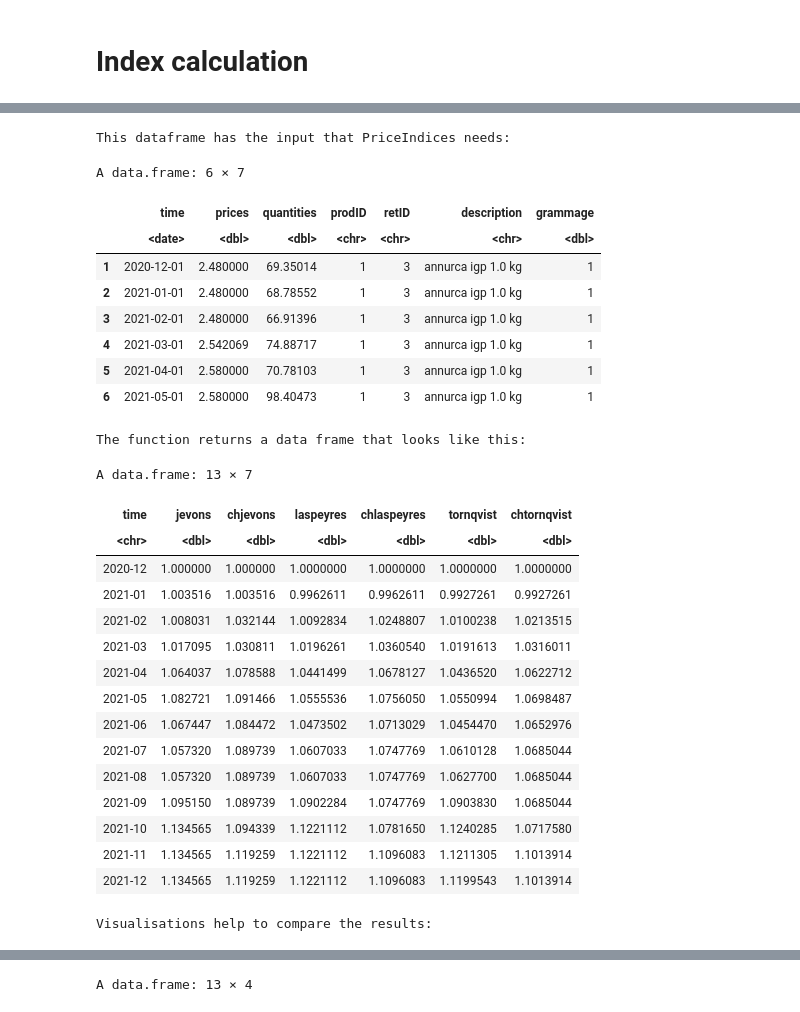
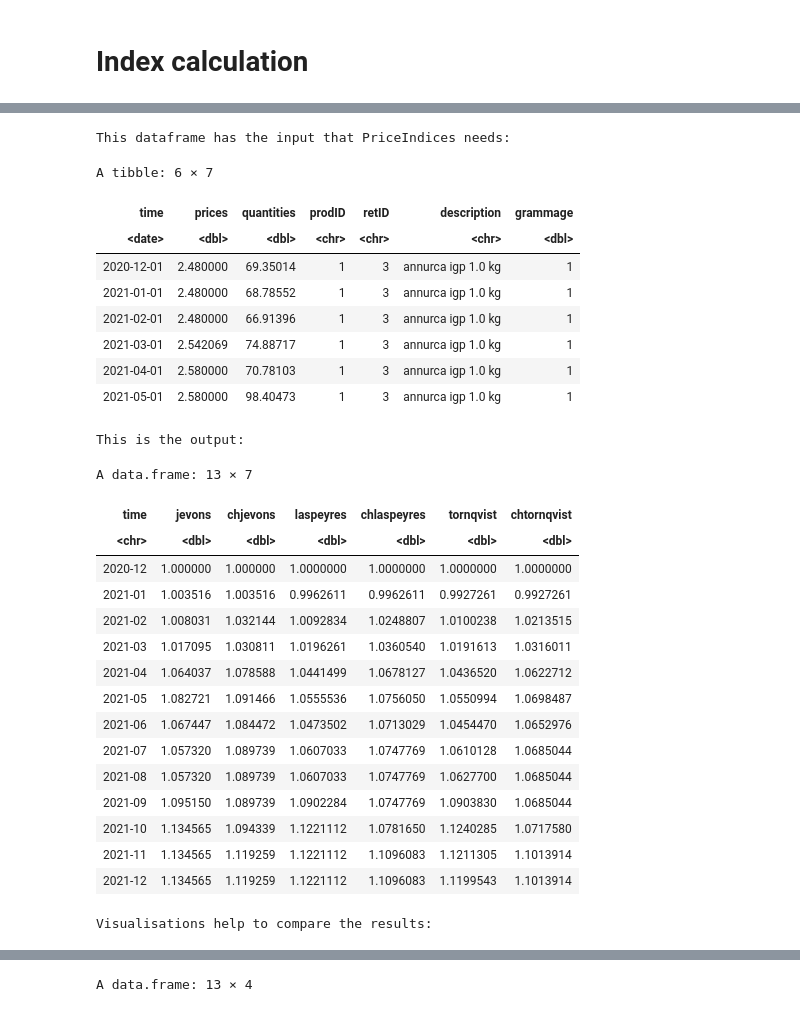
Before and after one commit to UN-Task-Team-for-Scanner-Data/brazil-workshop-on-use-of-ads, a Jupyter notebook: notebooks/Index_Calculation_in_R.ipynb, the cells around one changed output, grey strips where cells are left out. Saved outputs shown, nothing was run; the diff lists cells and outputs as text; code cells hidden in the pictures.

```diff
--- a/notebooks/Index_Calculation_in_R.ipynb
+++ b/notebooks/Index_Calculation_in_R.ipynb
@@ -64,6 +38,7 @@ We use data from a set of food prices in Italian supermarkets provided by Banca
 
 > **Note:** Each row represents one product in one month, with its price and quantity sold.
 # %%
-data <- read.csv("https://raw.githubusercontent.com/UN-Task-Team-for-Scanner-Data/alternative-data-sources-price-statistics/refs/heads/main/data/monthly_avg_price_with_qty.csv")
+url_avg_price_data <- 'https://raw.githubusercontent.com/UN-Task-Team-for-Scanner-Data/alternative-data-sources-price-statistics/refs/heads/main/data/monthly_avg_price_with_qty.csv'
+data <- read_csv(url_avg_price_data, show_col_types = FALSE)
 head(data)
 # %% [output]
@@ -115,47 +90,47 @@ The formating can be done using typical data processing functions or by using th
 # %%
 # We start by adding the correctly named columns and change the format of time as date
-cat("This dataframe has the input that PriceIndices needs:")
+cat("This dataframe has the input that PriceIndices needs:\n\n")
 data_preparing(data,
                time = "month_year", # convert the period into date format and rename the column and
                prices = "price",
                quantities = "quantity",
                retID = "store_id",
                description = "product",
                grammage = "size",
                prodID = "product_id",
-               zero_prices = F,
-               zero_quantities = F) %>% head()
+               zero_prices = FALSE,
+               zero_quantities = FALSE) %>% head()
 
-# Lets add the required columns to the initial data.frame
+# Let's add the required columns to the initial data.frame
 data <- data %>%
   mutate(prices     = price,
          quantities = quantity,
          prodID     = product_id,
          time       = as.Date(paste(month_year, "01", sep = "-")))
 
-cat("\n\nThe function returns a data frame that looks like this:")
 
-# The price_indices function calculates multiple indices in a sinlge step and returns a data.frame
+# The price_indices function calculates multiple indices in a single step and returns a data.frame
 index <- price_indices(data, start = "2020-12", end = "2021-12", interval=TRUE,
   formula = c("jevons", "chjevons", "laspeyres", "chlaspeyres" , "tornqvist", "chtornqvist"))
+cat("\n\nThis is the output:\n\n")
 index
 
 # Visualising the results
 cat("\n\nVisualisations help to compare the results:")
 pivot_longer(index, cols = -1, names_to = "method", values_to = "index") %>%
   ggplot(., aes(x = time, y = index, group = method, color = method)) + geom_line()
 # %% [output]
 This dataframe has the input that PriceIndices needs:
-A data.frame: 6 × 7
+A tibble: 6 × 7
-|  | time | prices | quantities | prodID | retID | description | grammage |
-|  | <date> | <dbl> | <dbl> | <chr> | <chr> | <chr> | <dbl> |
-| 1 | 2020-12-01 | 2.480000 | 69.35014 | 1 | 3 | annurca igp 1.0 kg | 1 |
-| 2 | 2021-01-01 | 2.480000 | 68.78552 | 1 | 3 | annurca igp 1.0 kg | 1 |
-| 3 | 2021-02-01 | 2.480000 | 66.91396 | 1 | 3 | annurca igp 1.0 kg | 1 |
-| 4 | 2021-03-01 | 2.542069 | 74.88717 | 1 | 3 | annurca igp 1.0 kg | 1 |
-| 5 | 2021-04-01 | 2.580000 | 70.78103 | 1 | 3 | annurca igp 1.0 kg | 1 |
-| 6 | 2021-05-01 | 2.580000 | 98.40473 | 1 | 3 | annurca igp 1.0 kg | 1 |
+| time | prices | quantities | prodID | retID | description | grammage |
+| <date> | <dbl> | <dbl> | <chr> | <chr> | <chr> | <dbl> |
+| 2020-12-01 | 2.480000 | 69.35014 | 1 | 3 | annurca igp 1.0 kg | 1 |
+| 2021-01-01 | 2.480000 | 68.78552 | 1 | 3 | annurca igp 1.0 kg | 1 |
+| 2021-02-01 | 2.480000 | 66.91396 | 1 | 3 | annurca igp 1.0 kg | 1 |
+| 2021-03-01 | 2.542069 | 74.88717 | 1 | 3 | annurca igp 1.0 kg | 1 |
+| 2021-04-01 | 2.580000 | 70.78103 | 1 | 3 | annurca igp 1.0 kg | 1 |
+| 2021-05-01 | 2.580000 | 98.40473 | 1 | 3 | annurca igp 1.0 kg | 1 |
-The function returns a data frame that looks like this:
+This is the output:
 A data.frame: 13 × 7
 | time | jevons | chjevons | laspeyres | chlaspeyres | tornqvist | chtornqvist |
 | <chr> | <dbl> | <dbl> | <dbl> | <dbl> | <dbl> | <dbl> |
```
Also changed, not shown: parts of 13 cells of this notebook, 1 other file.
